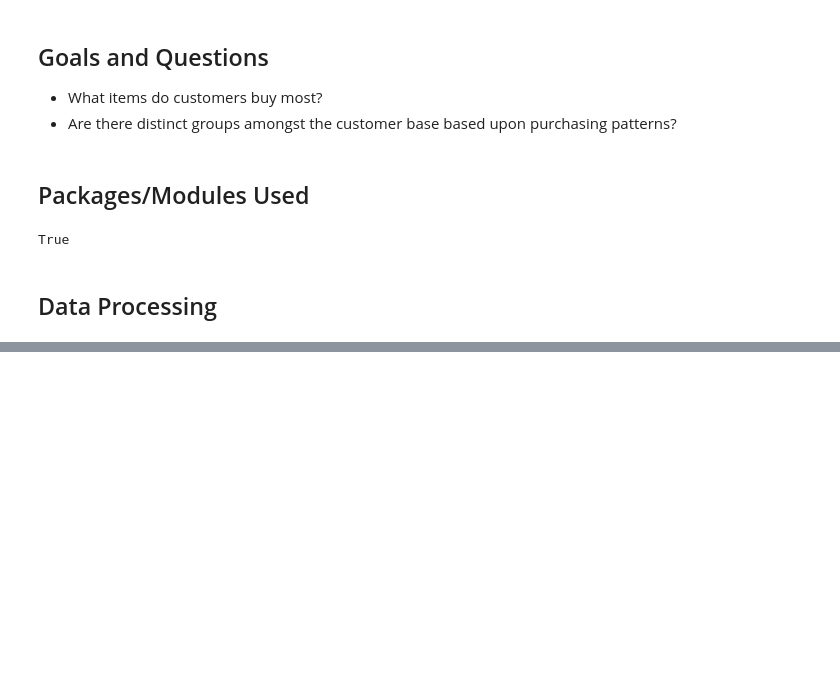
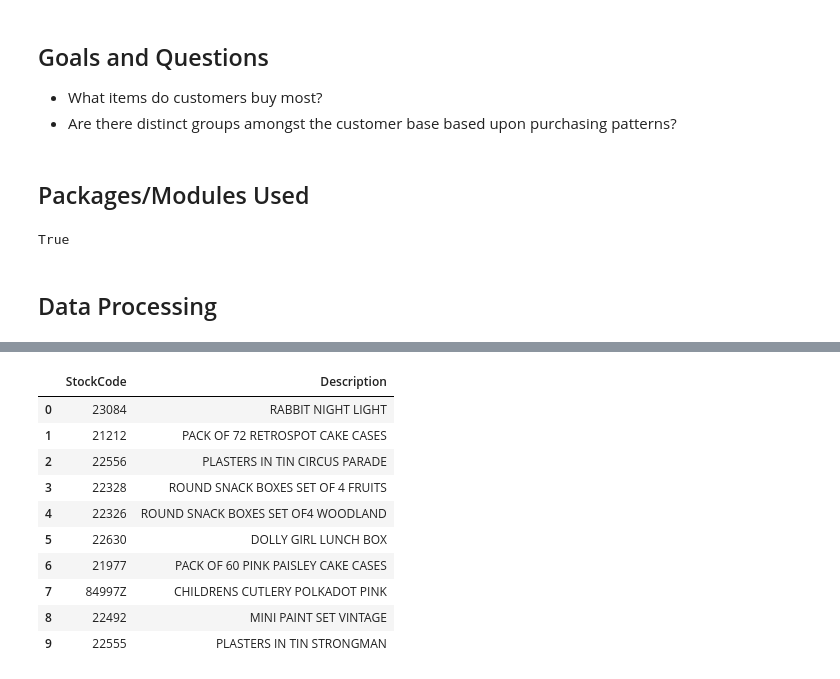
Before and after one commit to smlovullo/Online-Retail, a Jupyter notebook: notebooks/data_exploration.ipynb, the cells around one changed output, grey strips where cells are left out. Cells and saved outputs as stored; diff of their text form; code cells hidden in the pictures; blank space fills up the shorter version.

```diff
--- a/notebooks/data_exploration.ipynb
+++ b/notebooks/data_exploration.ipynb
@@ -120,3 +127,21 @@ dtype: float64
+# %%
+stock_codes_with_highest_relative_value = pd.DataFrame(cluster0_relative_stockcode_freq.nlargest(10, ['Cluster0']).index).rename(columns={0: 'StockCode'})
+cluster0_top_purchases = stock_codes_with_highest_relative_value.merge(online_retail_data, on='StockCode')[['StockCode', 'Description']].drop_duplicates().dropna()
+cluster0_top_purchases['Desc_isupper'] = list(map(lambda x: x.isupper(), cluster0_top_purchases['Description']))
+cluster0_top_purchases = cluster0_top_purchases.query('Desc_isupper == True').reset_index()[['StockCode', 'Description']]
+cluster0_top_purchases
+# %% [output]
+|  | StockCode | Description |
+| 0 | 23084 | RABBIT NIGHT LIGHT |
+| 1 | 21212 | PACK OF 72 RETROSPOT CAKE CASES |
+| 2 | 22556 | PLASTERS IN TIN CIRCUS PARADE |
+| 3 | 22328 | ROUND SNACK BOXES SET OF 4 FRUITS |
+| 4 | 22326 | ROUND SNACK BOXES SET OF4 WOODLAND |
+| 5 | 22630 | DOLLY GIRL LUNCH BOX |
+| 6 | 21977 | PACK OF 60 PINK PAISLEY CAKE CASES |
+| 7 | 84997Z | CHILDRENS CUTLERY POLKADOT PINK |
+| 8 | 22492 | MINI PAINT SET VINTAGE |
+| 9 | 22555 | PLASTERS IN TIN STRONGMAN |
 # %%
 cluster1 = customer_purchases.query('Cluster == 1').set_index('CustomerID')
 cluster1 = cluster1.loc[:, (cluster1 != 0).any(axis=0)]
```
Also changed, not shown: parts of 17 cells of this notebook, 2 other files.
